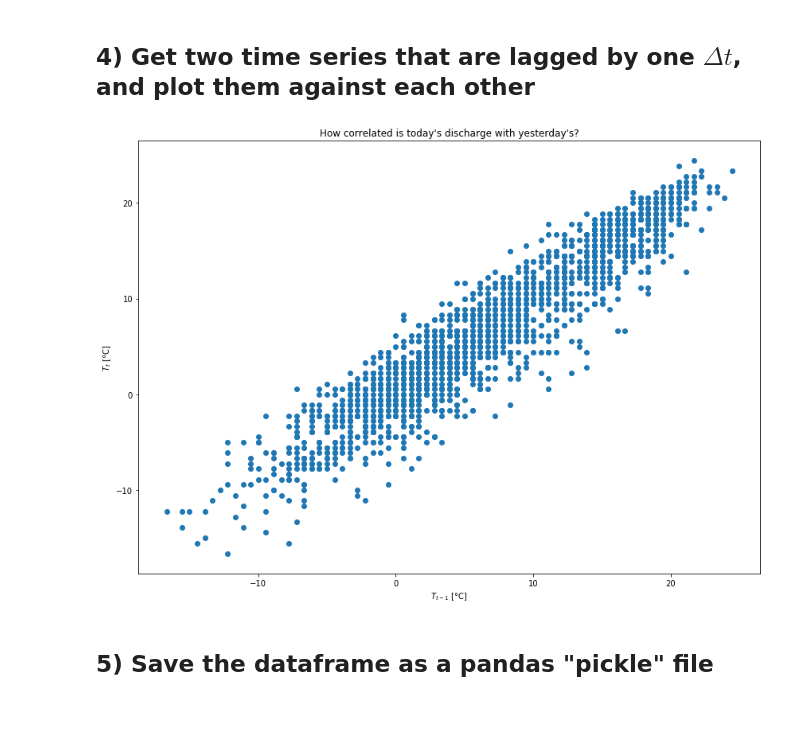
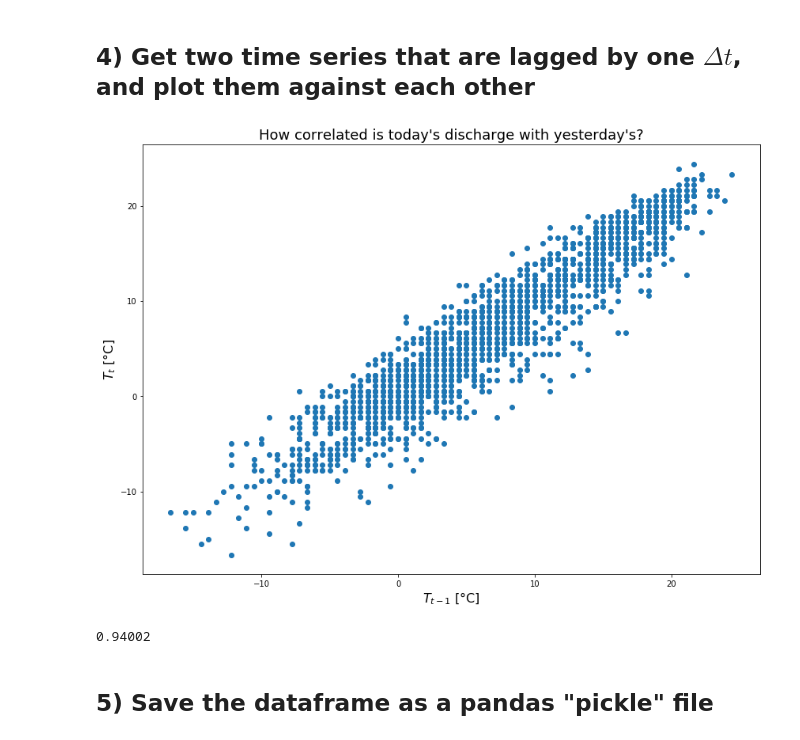
Before and after one commit to zakkhess/GEOS-518-Applied-Hydrologic-Modeling, a Jupyter notebook: LoadData_BB_AirT_analysis.ipynb, the cells around one changed output. Saved outputs shown, nothing was run; the diff lists cells and outputs as text; code cells hidden in the pictures; blank space fills up the shorter version.

```diff
--- a/LoadData_BB_AirT_analysis.ipynb
+++ b/LoadData_BB_AirT_analysis.ipynb
@@ -9,7 +9,7 @@ import pandas as pd # data management
 import numpy as np # computations
 import matplotlib.pyplot as plt # plotting
 
-df = pd.read_csv('BB_AirT_10_17.csv', names=['Y','M','D','T(C)'], skiprows=1) #load CSV into variable df
+df = pd.read_csv('BB_AirT_12_17.csv', names=['Y','M','D','T(C)'], skiprows=1) #load CSV into variable df
 
 print(df) #see matrix
 # %% [output]
@@ -67,26 +88,33 @@ df.plot(x='SerialDates', y='T(C)',figsize=(14,10)) #plot df var. x-axis of date
 # %%
 # Use the pandas .values operator to load the values of temperature (the 'T(C)' column)
 # from the pandas dataframe into a numpy array
 T = df['T(C)'].values
 
 # Use numpy array indexing to get Temp. from October 2, 2012 to September 30, 2017.
 # The 'end' of a numpy array can be indexed using -1: as if the index in the negative direction
 # wraps back around to the end of the record
 Tt   = T[1:-1]
 
 # Similarly get discharge from October 1, 2012 to September 29, 2017 by getting data from the
 # beginning of the record to the 'end' minus 1 using the -2 as the index.
 Ttm1 = T[0:-2]
 
+
 # Use Matplotlib to create a scatter plot of these two time series, create a title and label axes
 plt.figure(figsize=(14,10))
 plt.plot(Ttm1,Tt,'o')
-plt.title('How correlated is today\'s discharge with yesterday\'s?')
-plt.xlabel('$T_{t-1}$ [\N{DEGREE SIGN}C]')
-plt.ylabel('$T_t$ [\N{DEGREE SIGN}C]')
+plt.title('How correlated is today\'s discharge with yesterday\'s?',fontsize=18)
+plt.xlabel('$T_{t-1}$ [\N{DEGREE SIGN}C]',fontsize=16)
+plt.ylabel('$T_t$ [\N{DEGREE SIGN}C]',fontsize=16)
 plt.show()
+
+#statistical measure of the correlation (R^2 value)
+R2=np.corrcoef(Ttm1,Tt)
+R2 = round(R2[1,0],5)
+print(R2)
 # %% [output]
-[figure, old version]
+[figure, new version]
+0.94002
 # %% [markdown]
 ## 5) Save the dataframe as a pandas "pickle" file
 # %%
```
Also changed, not shown: parts of 4 cells of this notebook.
